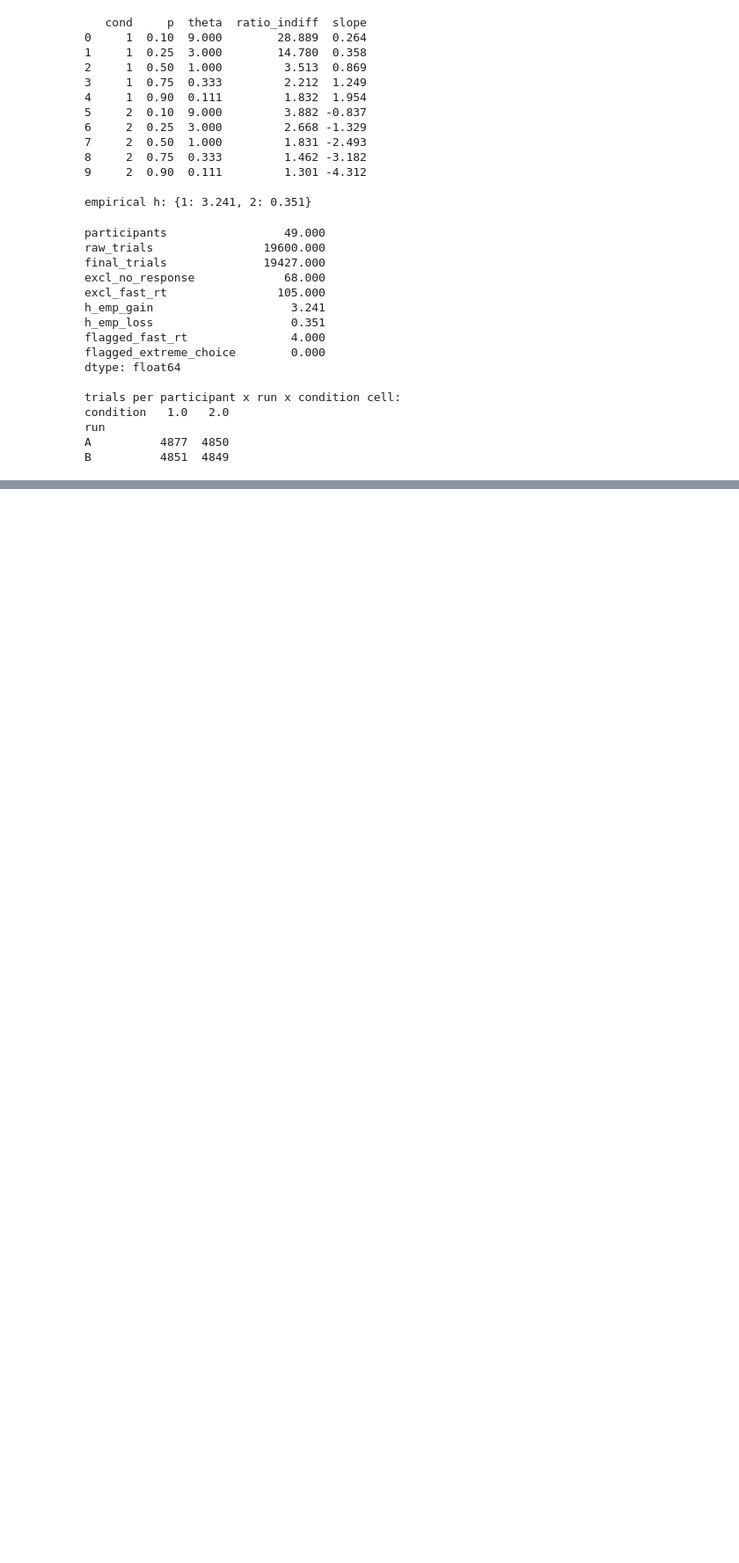
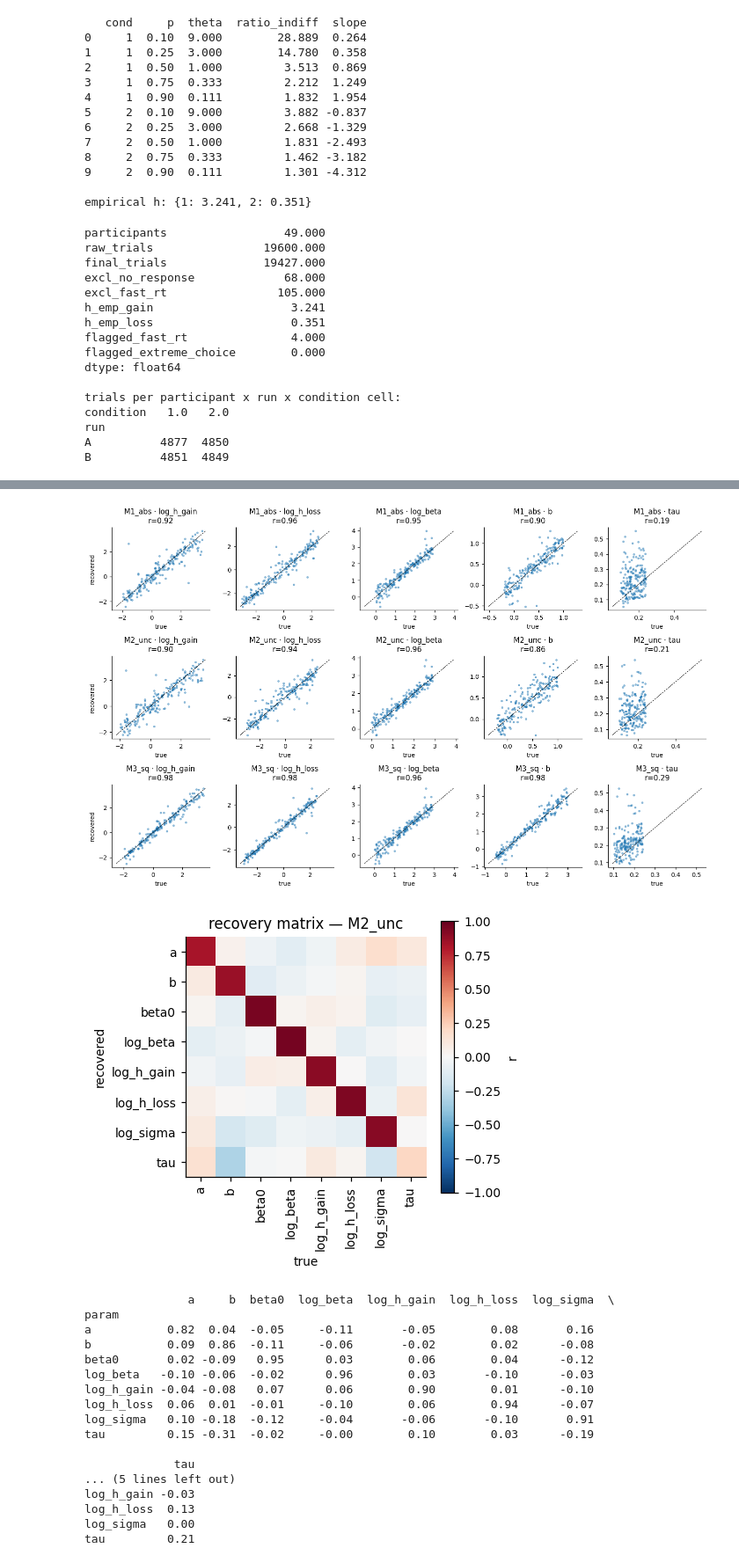
Before and after one commit to ale1201/ccs-final-project, a Jupyter notebook: project.ipynb, the cells around one changed output, grey strips where cells are left out. Shown at 88% size. Saved outputs shown, nothing was run; the diff lists cells and outputs as text; code cells hidden in the pictures; blank space fills up the shorter version.

```diff
--- a/project.ipynb
+++ b/project.ipynb
@@ -450,0 +861,10 @@ def param_names(model, use_rt=True):
+# %%
+print("=== tau/a trade-off (why tau is not identifiable) ===")
+for m in RT_MODELS:
+    sub = REC[REC.model == m]
+    T = sub.pivot(index="rep", columns="param", values="true")
+    E = sub.pivot(index="rep", columns="param", values="est_full")
+    err = pd.DataFrame({"tau": E.tau - T.tau, "a": E.a - T.a}).dropna()
+    print(f"{m:8s}: r(tau)={pearsonr(T.tau.dropna(), E.tau.dropna())[0]:+.3f}  "
+          f"corr(err_tau, err_a)={err.tau.corr(err.a):+.3f}  "
+          f"bias_tau={err.tau.mean():+.4f}s")
@@ -450,0 +876,51 @@ def param_names(model, use_rt=True):
+# %%
+PLOT_PARS = ["log_h_gain", "log_h_loss", "log_beta", "b", "tau"]
+fig, axes = plt.subplots(len(RT_MODELS), len(PLOT_PARS),
+                         figsize=(2.6*len(PLOT_PARS), 2.7*len(RT_MODELS)))
+for row, m in enumerate(RT_MODELS):
+    sub = REC[REC.model == m]
+    for col, p in enumerate(PLOT_PARS):
+        a_ = axes[row, col]
+        g = sub[sub.param == p].dropna(subset=["true", "est_full"])
+        a_.scatter(g["true"], g.est_full, s=6, alpha=.4)
+        lim = [g[["true","est_full"]].values.min(), g[["true","est_full"]].values.max()]
+        a_.plot(lim, lim, "k--", lw=.7)
+        a_.set(title=f"{m} · {p}\nr={pearsonr(g['true'], g.est_full)[0]:.2f}",
+               xlabel="true", ylabel="recovered" if col == 0 else "")
+plt.tight_layout(); plt.show()
+
+# recovery matrix for the best in-sample model: off-diagonal = parameter trade-offs
+m0 = "M2_unc"
+sub = REC[REC.model == m0]
+T = sub.pivot(index="rep", columns="param", values="true")
+E = sub.pivot(index="rep", columns="param", values="est_full")
+M = pd.DataFrame({c: [pd.concat([T[c], E[r]], axis=1).dropna().corr().iloc[0, 1]
+                      for r in E.columns] for c in T.columns}, index=E.columns)
+plt.figure(figsize=(4.6, 4))
+plt.imshow(M.values, vmin=-1, vmax=1, cmap="RdBu_r")
+plt.xticks(range(len(M.columns)), M.columns, rotation=90)
+plt.yticks(range(len(M.index)), M.index)
+plt.xlabel("true"); plt.ylabel("recovered"); plt.colorbar(label="r")
+plt.title(f"recovery matrix — {m0}")
+plt.tight_layout(); plt.show()
+print(M.round(2))
+# %% [output]
+[figure, added]
+[figure, added]
+               a     b  beta0  log_beta  log_h_gain  log_h_loss  log_sigma  \
+param
+a           0.82  0.04  -0.05     -0.11       -0.05        0.08       0.16
+b           0.09  0.86  -0.11     -0.06       -0.02        0.02      -0.08
+beta0       0.02 -0.09   0.95      0.03        0.06        0.04      -0.12
+log_beta   -0.10 -0.06  -0.02      0.96        0.03       -0.10      -0.03
+log_h_gain -0.04 -0.08   0.07      0.06        0.90        0.01      -0.10
+log_h_loss  0.06  0.01  -0.01     -0.10        0.06        0.94      -0.07
+log_sigma   0.10 -0.18  -0.12     -0.04       -0.06       -0.10       0.91
+tau         0.15 -0.31  -0.02     -0.00        0.10        0.03      -0.19
+
+             tau
+... (5 lines left out)
+log_h_gain -0.03
+log_h_loss  0.13
+log_sigma   0.00
+tau         0.21
```
Also changed, not shown: parts of 35 cells of this notebook.
